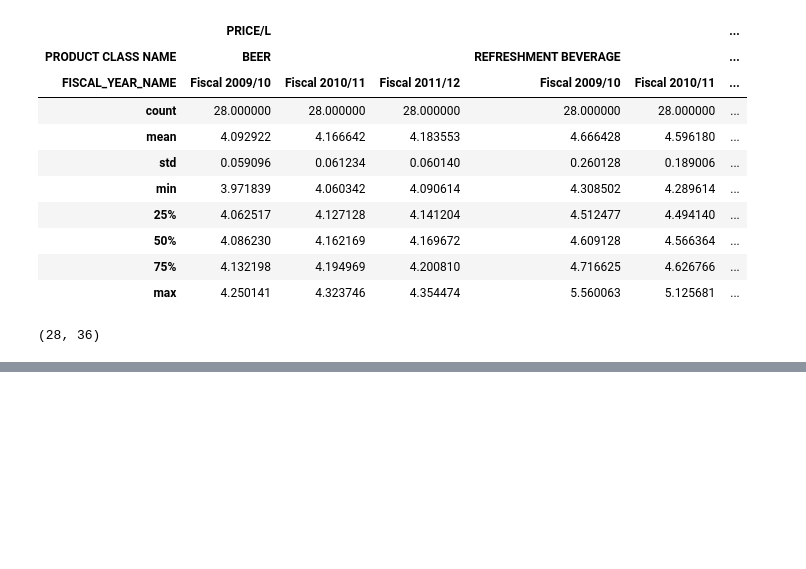
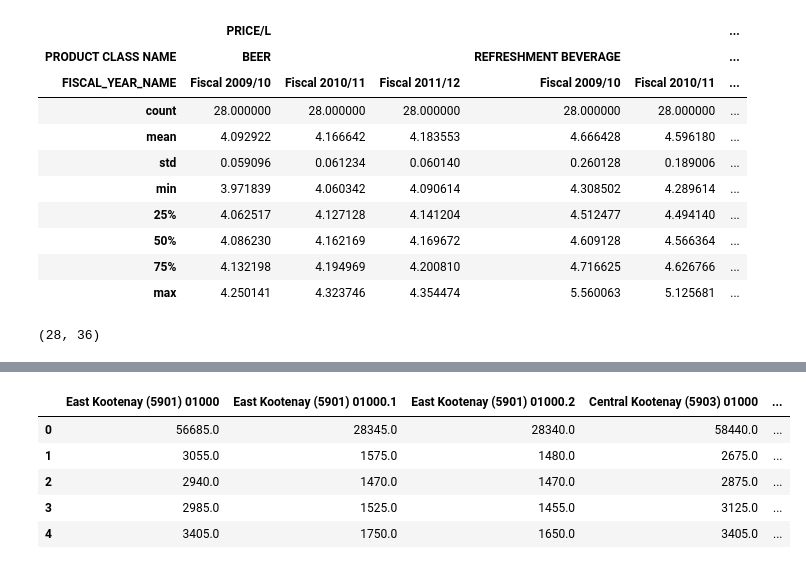
Before and after one commit to b00z3/B00z3, a Jupyter notebook: BCLiquor.ipynb, the cells around one changed output, grey strips where cells are left out. Saved outputs shown, nothing was run; the diff lists cells and outputs as text; code cells hidden in the pictures; blank space fills up the shorter version.

```diff
--- a/BCLiquor.ipynb
+++ b/BCLiquor.ipynb
@@ -96,0 +130,3 @@ df.shape
+# %%
+fillist = list(filter(lambda x: len(x.split(')')[0].split('(')[1]) == 4 and not x.split(')')[0].split('(')[1] == 'Part', collist))
+fillist
@@ -96,0 +151,12 @@ df.shape
+# %%
+filcensus = census.filter([*fillist])
+#new = old.filter(['A','B','D'], axis=1)
+#filcensus = filcensus.append(census['Geography'])
+filcensus.head()
+# %% [output]
+|  | East Kootenay (5901) 01000 | East Kootenay (5901) 01000.1 | East Kootenay (5901) 01000.2 | Central Kootenay (5903) 01000 | ... |
+| 0 | 56685.0 | 28345.0 | 28340.0 | 58440.0 | ... |
+| 1 | 3055.0 | 1575.0 | 1480.0 | 2675.0 | ... |
+| 2 | 2940.0 | 1470.0 | 1470.0 | 2875.0 | ... |
+| 3 | 2985.0 | 1525.0 | 1455.0 | 3125.0 | ... |
+| 4 | 3405.0 | 1750.0 | 1650.0 | 3405.0 | ... |
```
Also changed, not shown: parts of 22 cells of this notebook.
